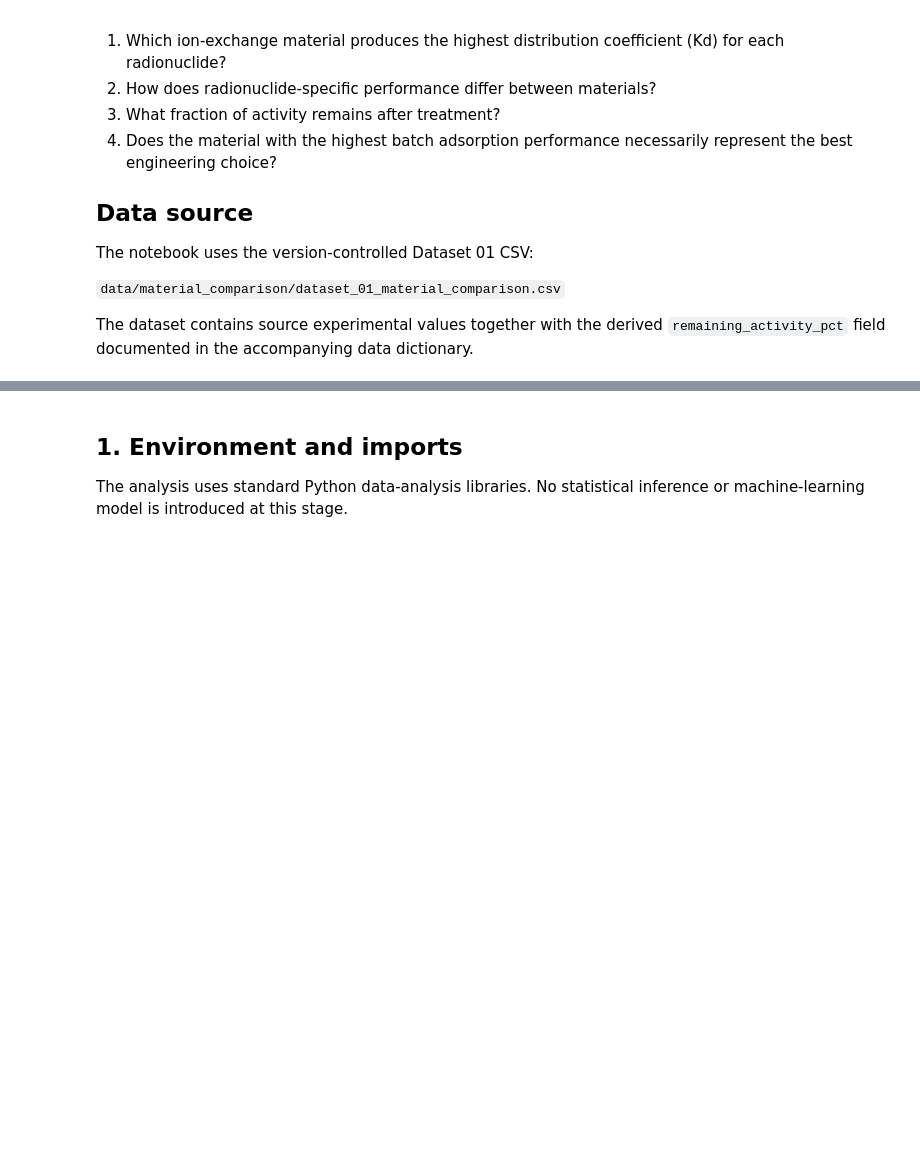
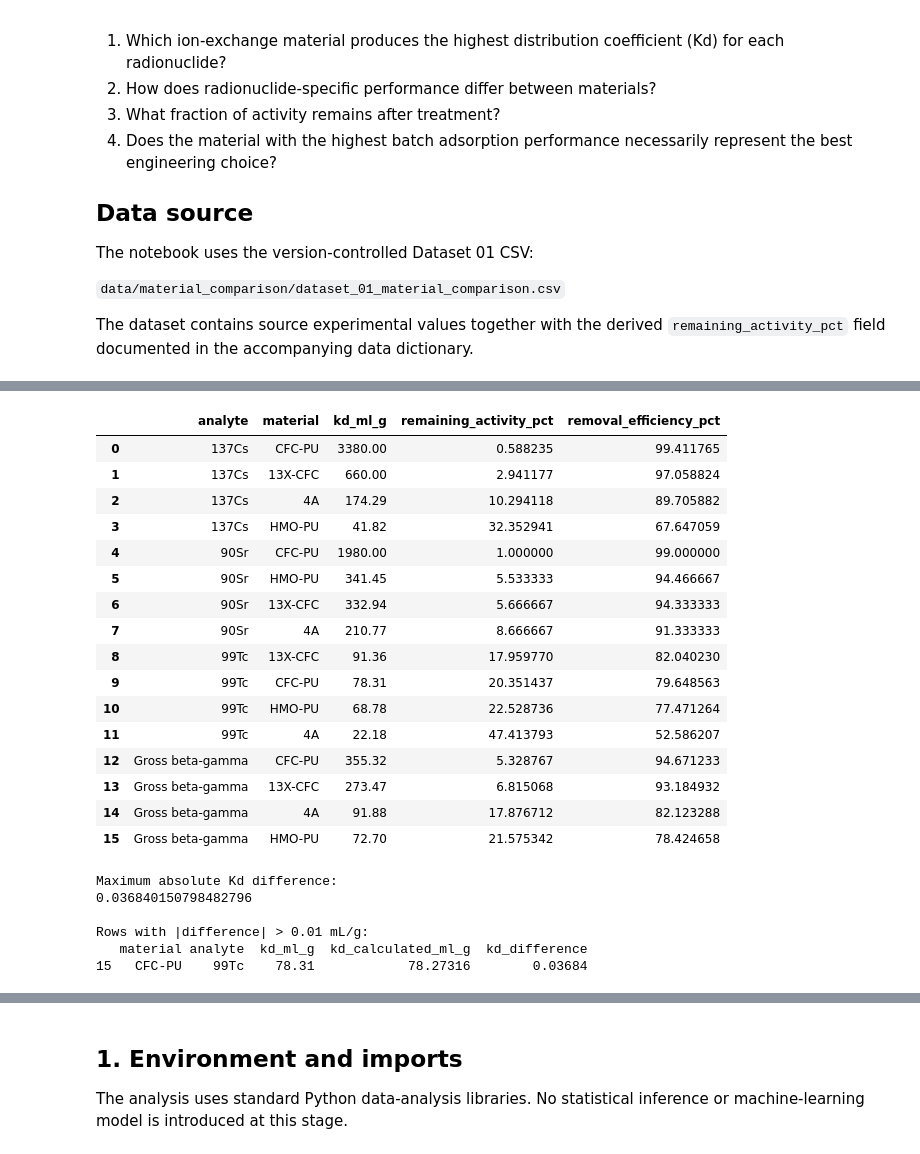
Before and after one commit to ssarswat/radioactive-liquid-waste-treatment, a Jupyter notebook: analysis/dataset_01_material_comparison/dataset_01_analysis.ipynb, the cells around one changed output, grey strips where cells are left out. Saved outputs shown, nothing was run; the diff lists cells and outputs as text; code cells hidden in the pictures; blank space fills up the shorter version.

```diff
--- a/analysis/dataset_01_material_comparison/dataset_01_analysis.ipynb
+++ b/analysis/dataset_01_material_comparison/dataset_01_analysis.ipynb
@@ -21,0 +468,80 @@ The dataset contains source experimental values together with the derived `remai
+# %%
+# Compact Dataset 01 results table
+
+final_results = (
+    df[
+        [
+            "analyte",
+            "material",
+            "kd_ml_g",
+            "remaining_activity_pct"
+        ]
+    ]
+    .copy()
+)
+
+final_results["removal_efficiency_pct"] = (
+    100 - final_results["remaining_activity_pct"]
+)
+
+final_results = final_results.sort_values(
+    ["analyte", "kd_ml_g"],
+    ascending=[True, False]
+).reset_index(drop=True)
+
+final_results
+# %% [output]
+|  | analyte | material | kd_ml_g | remaining_activity_pct | removal_efficiency_pct |
+| 0 | 137Cs | CFC-PU | 3380.00 | 0.588235 | 99.411765 |
+| 1 | 137Cs | 13X-CFC | 660.00 | 2.941177 | 97.058824 |
+| 2 | 137Cs | 4A | 174.29 | 10.294118 | 89.705882 |
+| 3 | 137Cs | HMO-PU | 41.82 | 32.352941 | 67.647059 |
+| 4 | 90Sr | CFC-PU | 1980.00 | 1.000000 | 99.000000 |
+| 5 | 90Sr | HMO-PU | 341.45 | 5.533333 | 94.466667 |
+| 6 | 90Sr | 13X-CFC | 332.94 | 5.666667 | 94.333333 |
+| 7 | 90Sr | 4A | 210.77 | 8.666667 | 91.333333 |
+| 8 | 99Tc | 13X-CFC | 91.36 | 17.959770 | 82.040230 |
+| 9 | 99Tc | CFC-PU | 78.31 | 20.351437 | 79.648563 |
+| 10 | 99Tc | HMO-PU | 68.78 | 22.528736 | 77.471264 |
+| 11 | 99Tc | 4A | 22.18 | 47.413793 | 52.586207 |
+| 12 | Gross beta-gamma | CFC-PU | 355.32 | 5.328767 | 94.671233 |
+| 13 | Gross beta-gamma | 13X-CFC | 273.47 | 6.815068 | 93.184932 |
+| 14 | Gross beta-gamma | 4A | 91.88 | 17.876712 | 82.123288 |
+| 15 | Gross beta-gamma | HMO-PU | 72.70 | 21.575342 | 78.424658 |
+# %%
+# Final calculation quality-control checks
+
+df["kd_calculated_ml_g"] = (
+    (df["initial_activity_bq_ml"] - df["final_activity_bq_ml"])
+    / df["final_activity_bq_ml"]
+    * df["sample_volume_ml"]
+    / df["material_mass_g"]
+)
+
+df["kd_difference"] = (
+    df["kd_ml_g"] - df["kd_calculated_ml_g"]
+)
+
+print("Maximum absolute Kd difference:")
+print(df["kd_difference"].abs().max())
+
+print("\nRows with |difference| > 0.01 mL/g:")
+print(
+    df.loc[
+        df["kd_difference"].abs() > 0.01,
+        [
+            "material",
+            "analyte",
+            "kd_ml_g",
+            "kd_calculated_ml_g",
+            "kd_difference"
+        ]
+    ]
+)
+# %% [output]
+Maximum absolute Kd difference:
+0.036840150798482796
+
+Rows with |difference| > 0.01 mL/g:
+   material analyte  kd_ml_g  kd_calculated_ml_g  kd_difference
+15   CFC-PU    99Tc    78.31            78.27316        0.03684
```
Also changed, not shown: parts of 22 cells of this notebook.
